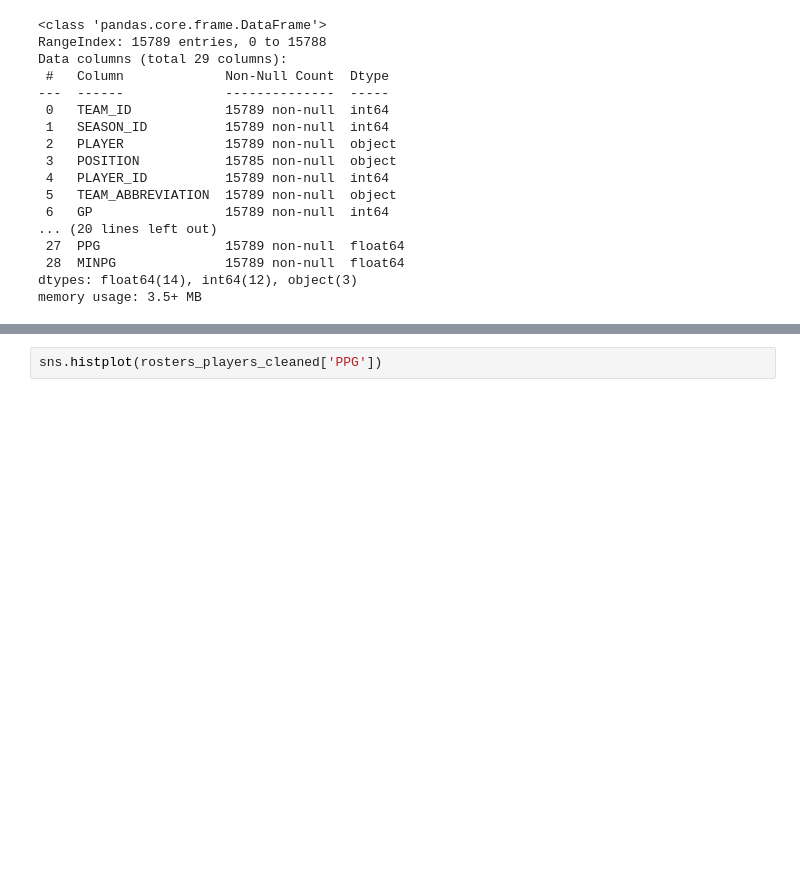
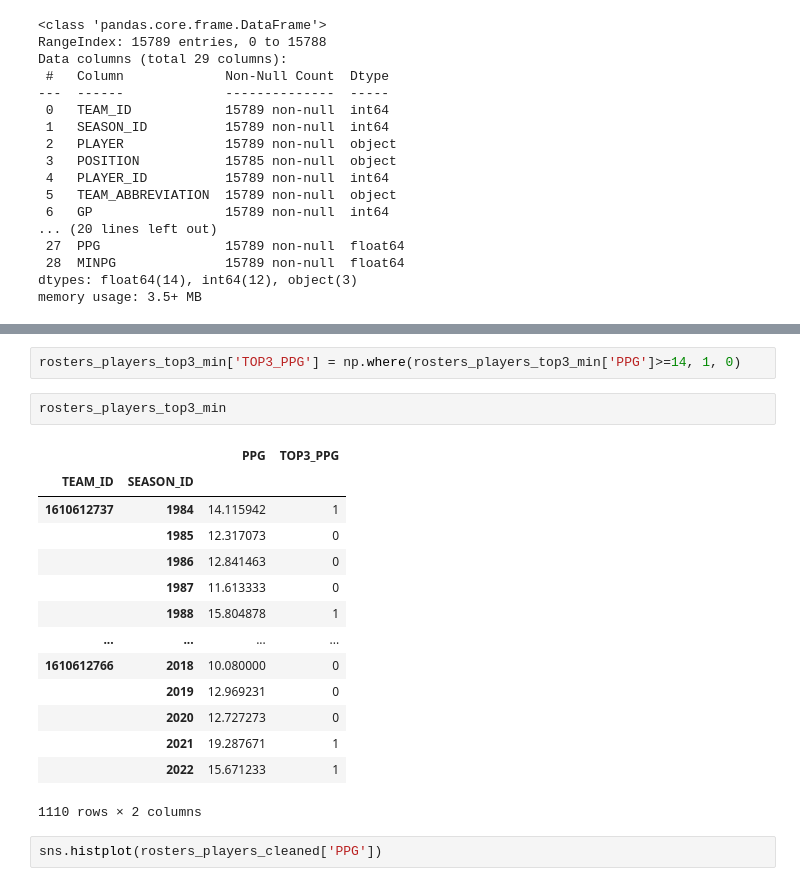
Before and after one commit to marcelcastrolima/nba_data_project, a Jupyter notebook: nba_csv.ipynb, the cells around one changed output, grey strips where cells are left out. Saved outputs shown, nothing was run; the diff lists cells and outputs as text; blank space fills up the shorter version.

```diff
--- a/nba_csv.ipynb
+++ b/nba_csv.ipynb
@@ -457,3 +515,22 @@ rosters_players_top3.sort_values(['TEAM_ID','SEASON_ID']).head(60)
+# %%
+rosters_players_top3_min['TOP3_PPG'] = np.where(rosters_players_top3_min['PPG']>=14, 1, 0)
+# %%
+rosters_players_top3_min
+# %% [output]
+|  |  | PPG | TOP3_PPG |
+| TEAM_ID | SEASON_ID |  |  |
+| 1610612737 | 1984 | 14.115942 | 1 |
+|  | 1985 | 12.317073 | 0 |
+|  | 1986 | 12.841463 | 0 |
+|  | 1987 | 11.613333 | 0 |
+|  | 1988 | 15.804878 | 1 |
+| ... | ... | ... | ... |
+| 1610612766 | 2018 | 10.080000 | 0 |
+|  | 2019 | 12.969231 | 0 |
+|  | 2020 | 12.727273 | 0 |
+|  | 2021 | 19.287671 | 1 |
+|  | 2022 | 15.671233 | 1 |
+1110 rows × 2 columns
 # %%
 sns.histplot(rosters_players_cleaned['PPG'])
 # %% [output]
```
Also changed, not shown: parts of 12 cells of this notebook.
